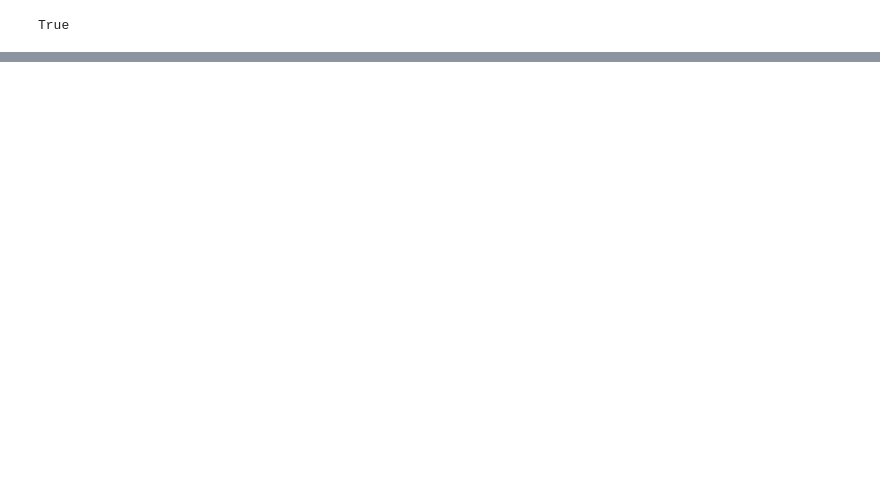
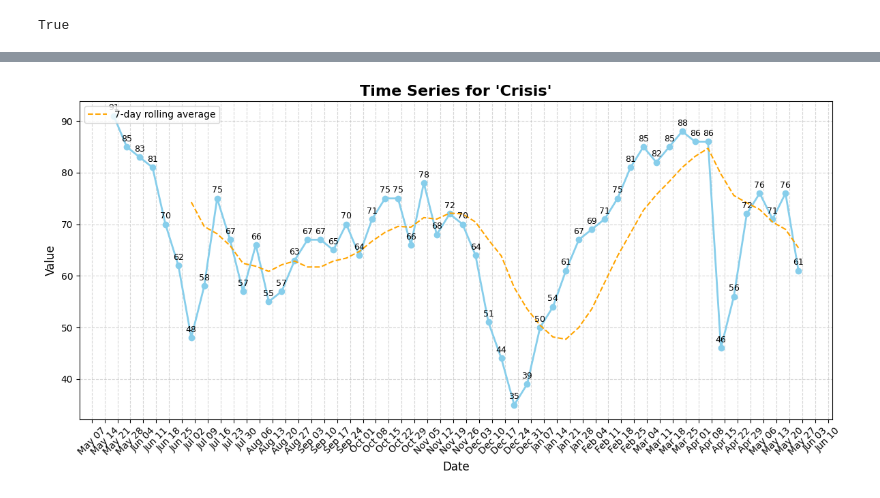
Before and after one commit to DenisProcyon/masters_thesis, a Jupyter notebook: src/google_trends.ipynb, the cells around one changed output, grey strips where cells are left out. Saved outputs shown, nothing was run; the diff lists cells and outputs as text; code cells hidden in the pictures; blank space fills up the shorter version.

```diff
--- a/src/google_trends.ipynb
+++ b/src/google_trends.ipynb
@@ -164,0 +187,37 @@ plot_map(data, "comida barata")
+# %%
+timeseries_data = []
+
+for index, keyword_set in enumerate(keywords):
+    gt_data = mongo_client.get_collection_entries(collection=f'serpapi_timeseries_{keyword_set}')[0]
+
+    timeseries_data.append(gt_data)
+
+timeseries_data = filter_timeseries_data(timeseries_data)
+# %%
+def plot_single_keyword(data: dict[str, list[dict]], keyword: str) -> None:
+    df = pd.DataFrame(data[keyword])
+    df["timestamp"] = pd.to_datetime(df["timestamp"], unit="s")
+
+    _, ax = plt.subplots(figsize=(12, 6))
+
+    ax.plot(df["timestamp"], df["value"], marker='o', color="skyblue", linestyle='-', linewidth=2)
+    ax.plot(df["timestamp"], df["value"].rolling(7).mean(), color="orange", linestyle='--', linewidth=1.5, label='7-day rolling average')
+
+    for x, y in zip(df["timestamp"], df["value"]):
+        ax.annotate(str(y), (x, y), textcoords="offset points", xytext=(0, 6), ha='center', fontsize=9)
+
+    ax.xaxis.set_major_formatter(mdates.DateFormatter('%b %d'))
+    ax.xaxis.set_major_locator(mdates.WeekdayLocator(interval=1))
+
+    ax.set_title(f"Time Series for '{keyword.capitalize()}'", fontsize=16, weight='bold')
+    ax.set_xlabel("Date", fontsize=12)
+    ax.set_ylabel("Value", fontsize=12)
+    ax.grid(True, linestyle='--', alpha=0.5)
+    ax.legend(loc='upper left')
+    plt.xticks(rotation=45)
+    plt.tight_layout()
+    plt.show()
+
+plot_single_keyword(timeseries_data, "crisis")
+# %% [output]
+[figure, added]
```
Also changed, not shown: parts of 9 cells of this notebook, 3 other files.
